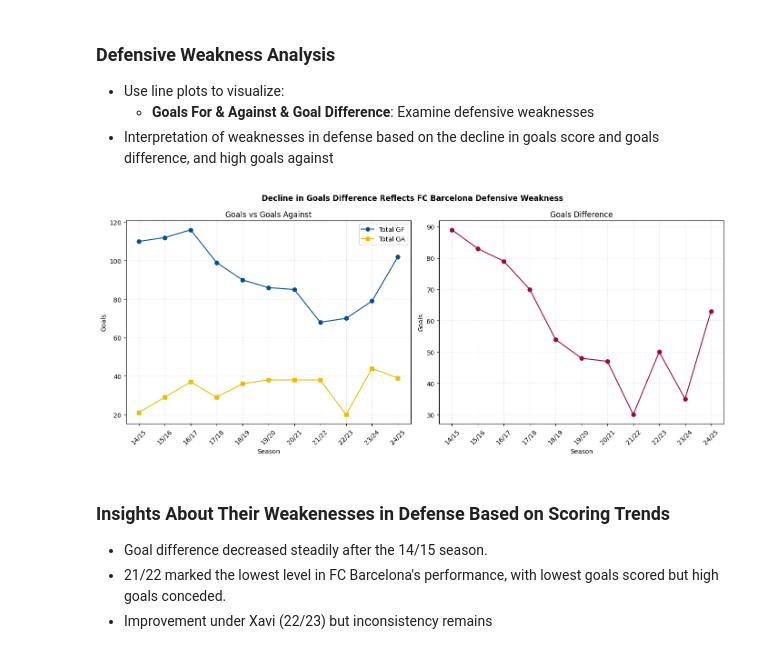
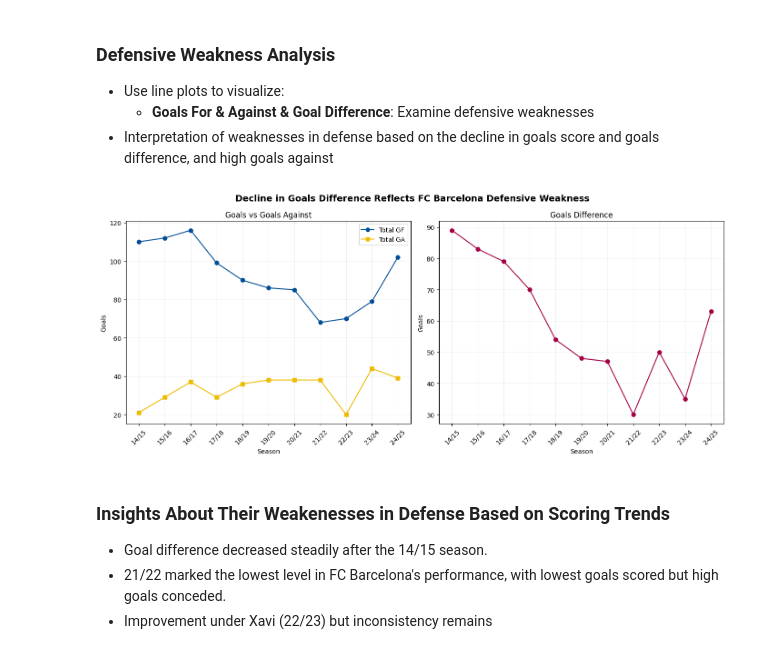
Before and after one commit to linhtran1003/fc-barcelona-performance-analysis, a Jupyter notebook: FCB_performance_analysis.ipynb, the cells around one changed output. Cells and saved outputs as stored; diff of their text form; code cells hidden in the pictures.

```diff
--- a/FCB_performance_analysis.ipynb
+++ b/FCB_performance_analysis.ipynb
@@ -176,29 +157,29 @@ plt.show()
 # %%
 ## ========== PLOT 2: Goals For, Goals Against, and Goals Difference ==========
 fig, axes = plt.subplots(1, 2, figsize=(14, 6), sharex=False)
 
 axes[0].plot(merged_df['Season'], merged_df['Total GF'], marker='o', color='#004D98', label='Total GF')
 axes[0].plot(merged_df['Season'], merged_df['Total GA'], marker='s', color='#EDBB00', label='Total GA')
 axes[0].set_title("Goals vs Goals Against")
 axes[0].set_xlabel("Season")
 axes[0].set_ylabel("Goals")
 axes[0].legend()
 axes[0].grid(alpha=0.2)
 axes[0].tick_params(axis='x', rotation= 45)
 
 axes[1].plot(merged_df['Season'], merged_df['Domestic GD'], marker='o', color='#A50044')
 axes[1].set_title("Goals Difference")
 axes[1].set_xlabel("Season")
 axes[1].set_ylabel("Goals")
 axes[1].grid(alpha=0.2)
 axes[1].tick_params(axis='x', rotation= 45)
 
-plt.suptitle("Decline in Goals Difference Reflects FC Barcelona Defensive Weakness", fontweight="bold")
+plt.suptitle("Decline in Goals Difference Reflects FC Barcelona Defensive Weakness", fontsize="14", fontweight="bold")
 plt.savefig("./outputs/figures/goals_vs_goals-against.png")
 plt.tight_layout()
 plt.show()
 # %% [output]
-[figure, old version]
+[figure, new version]
 # %% [markdown]
 ### Insights About Their Weakenesses in Defense Based on Scoring Trends
 - Goal difference decreased steadily after the 14/15 season.
```
Also changed, not shown: parts of 5 cells of this notebook.
